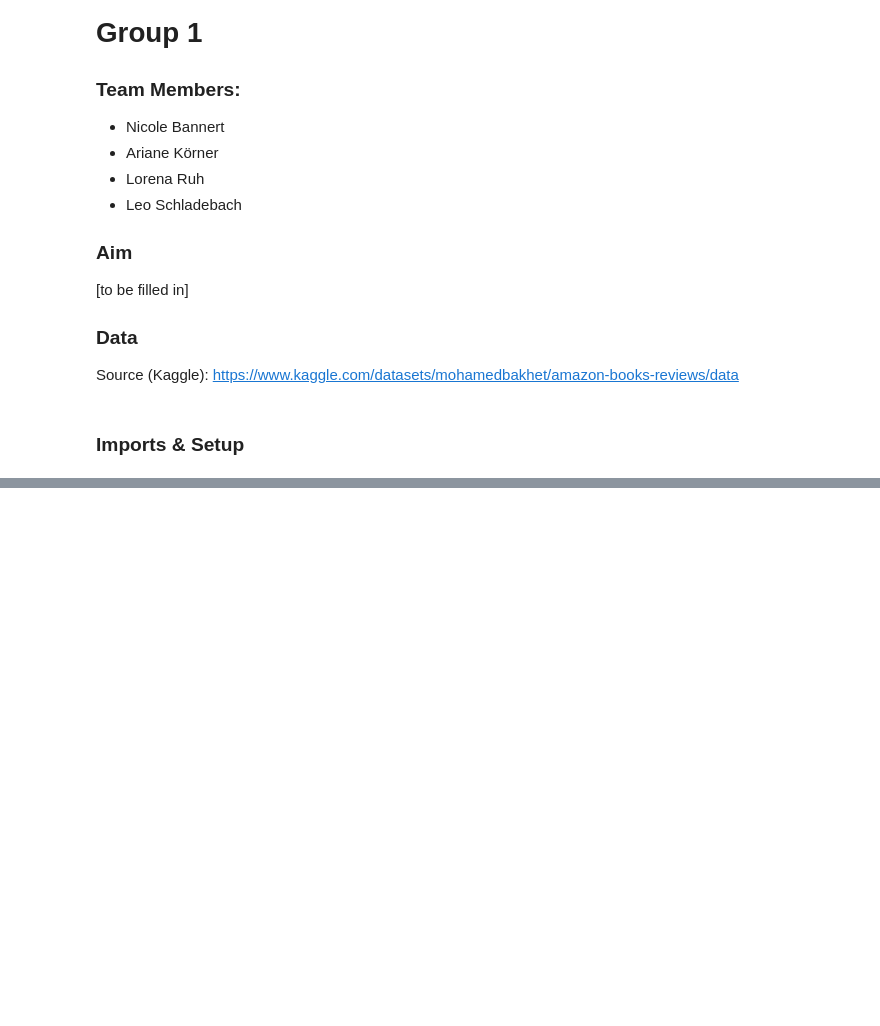
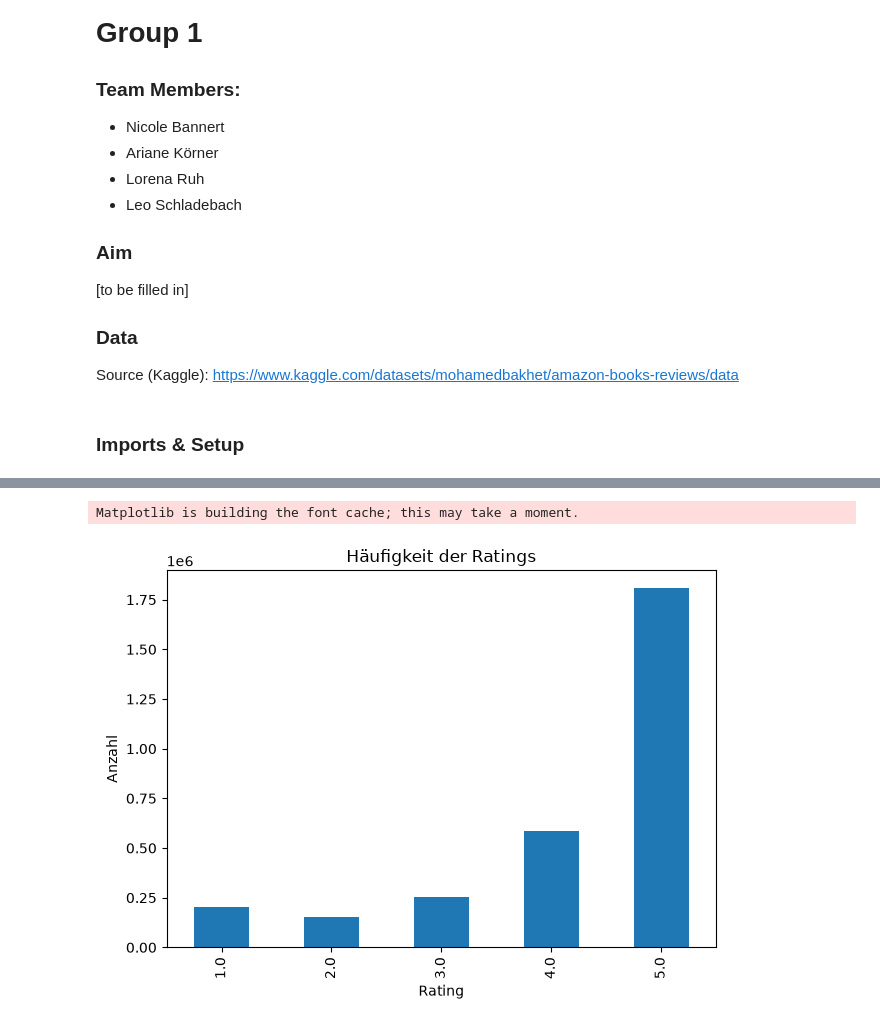
Before and after one commit to safiyacodesstuff/ML-Group-1, a Jupyter notebook: notebooks/main.ipynb, the cells around one changed output, grey strips where cells are left out. Saved outputs shown, nothing was run; the diff lists cells and outputs as text; code cells hidden in the pictures; blank space fills up the shorter version.

```diff
--- a/notebooks/main.ipynb
+++ b/notebooks/main.ipynb
@@ -22,0 +24,8 @@ ModuleNotFoundError: No module named 'pandas'
+# %%
+import pandas as pd
+
+df1 = pd.read_csv('../data/books_data.csv')
+df2 = pd.read_csv('../data/Books_rating.csv')
+
+df = pd.merge(df1, df2, on='Title', how='inner')
+df.head()
@@ -22,0 +39,12 @@ ModuleNotFoundError: No module named 'pandas'
+# %%
+import matplotlib.pyplot as plt
+
+df['review/score'].value_counts().sort_index().plot(kind='bar')
+plt.xlabel('Rating')
+plt.ylabel('Anzahl')
+plt.title('Häufigkeit der Ratings')
+plt.tight_layout()
+plt.show()
+# %% [output]
+Matplotlib is building the font cache; this may take a moment.
+[figure, added]
```
Also changed, not shown: parts of 7 cells of this notebook, 2 other files.
